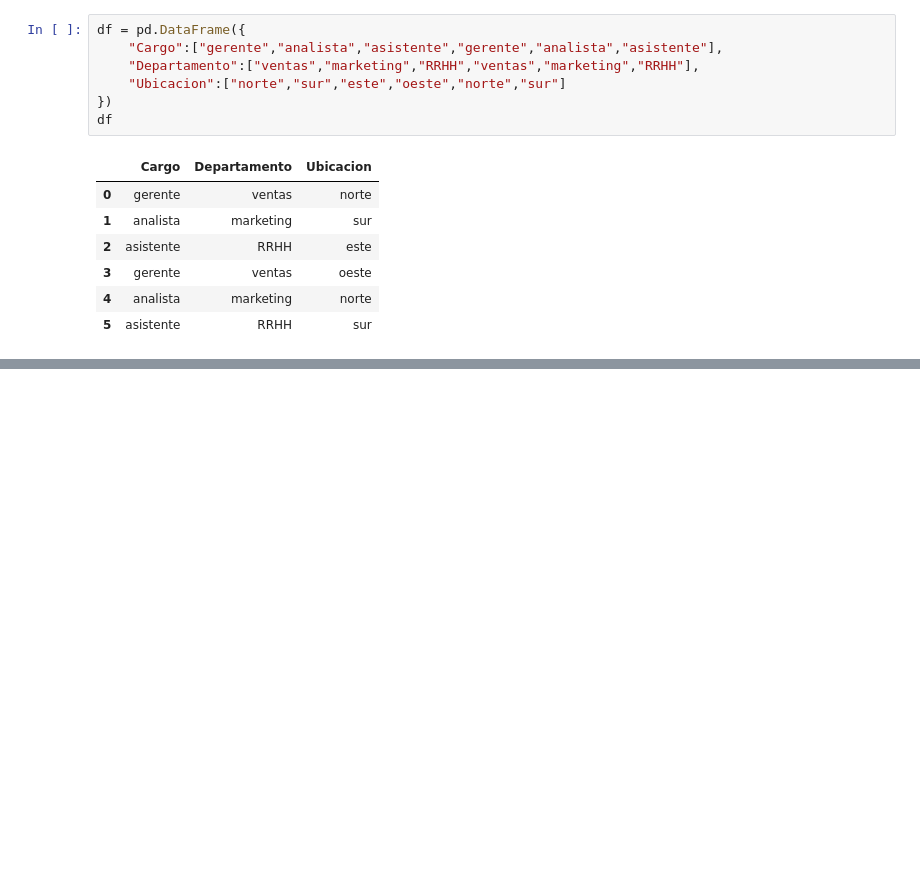
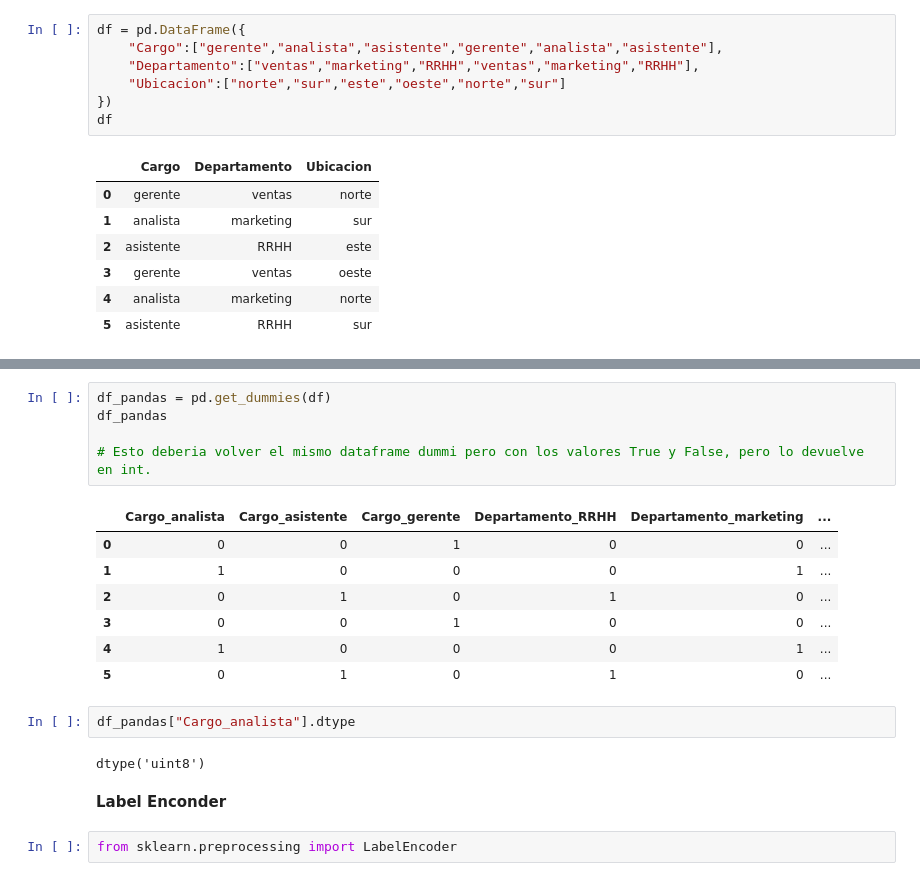
Before and after one commit to MatiasKige/Data-Science-FIFA, a Jupyter notebook: Curso Machine Learning/Colab.ipynb, the cells around one changed output, grey strips where cells are left out. Saved outputs shown, nothing was run; the diff lists cells and outputs as text; blank space fills up the shorter version.

```diff
--- a/Curso Machine Learning/Colab.ipynb
+++ b/Curso Machine Learning/Colab.ipynb
@@ -404,0 +406,21 @@ AttributeError: 'OneHotEncoder' object has no attribute 'get_features_names_out'
+# %%
+df_pandas = pd.get_dummies(df)
+df_pandas
+
+# Esto deberia volver el mismo dataframe dummi pero con los valores True y False, pero lo devuelve en int.
+# %% [output]
+|  | Cargo_analista | Cargo_asistente | Cargo_gerente | Departamento_RRHH | Departamento_marketing | ... |
+| 0 | 0 | 0 | 1 | 0 | 0 | ... |
+| 1 | 1 | 0 | 0 | 0 | 1 | ... |
+| 2 | 0 | 1 | 0 | 1 | 0 | ... |
+| 3 | 0 | 0 | 1 | 0 | 0 | ... |
+| 4 | 1 | 0 | 0 | 0 | 1 | ... |
+| 5 | 0 | 1 | 0 | 1 | 0 | ... |
+# %%
+df_pandas["Cargo_analista"].dtype
+# %% [output]
+dtype('uint8')
+# %% [markdown]
+**Label Enconder**
+# %%
+from sklearn.preprocessing import LabelEncoder
```
Also changed, not shown: parts of 8 cells of this notebook, 1 other file.
